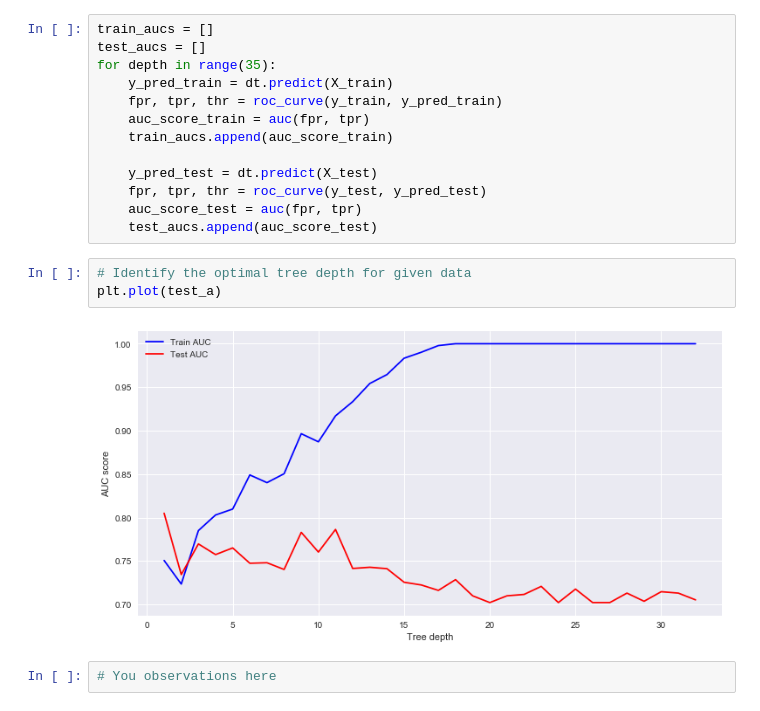
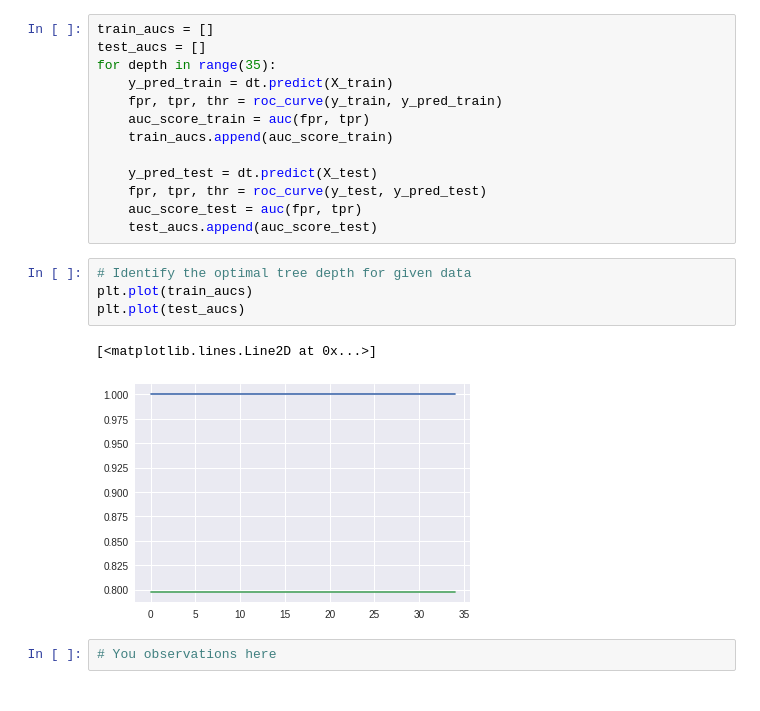
Before and after one commit to npschafer/dsc-tuning-decision-trees-lab-houston-ds-060319, a Jupyter notebook: index.ipynb, the cells around one changed output. Cells and saved outputs as stored; diff of their text form.

```diff
--- a/index.ipynb
+++ b/index.ipynb
@@ -114,9 +114,11 @@ for depth in range(35):
     test_aucs.append(auc_score_test)
 # %%
 # Identify the optimal tree depth for given data
-plt.plot(test_a)
+plt.plot(train_aucs)
+plt.plot(test_aucs)
 # %% [output]
+[<matplotlib.lines.Line2D at 0x...>]
-[figure, old version]
+[figure, new version]
 # %%
 # You observations here
 # %% [markdown]
```
